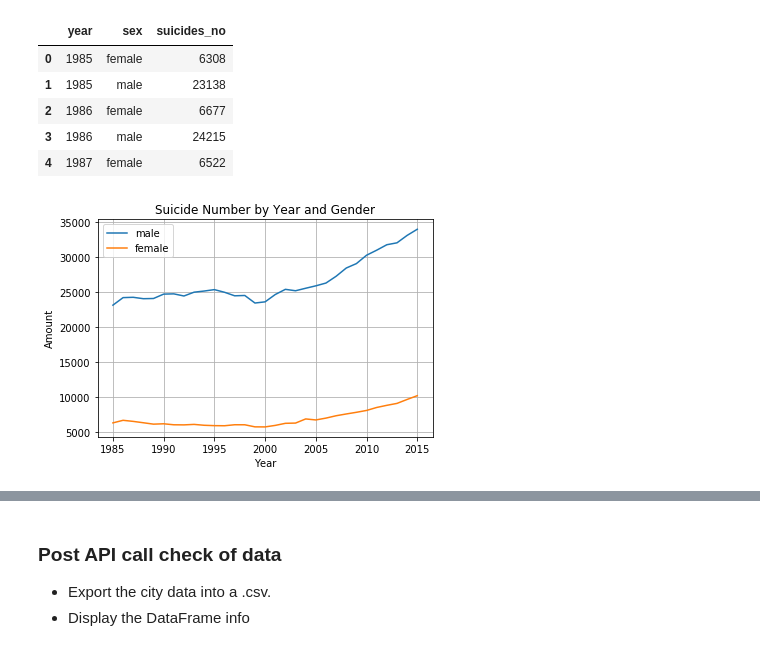
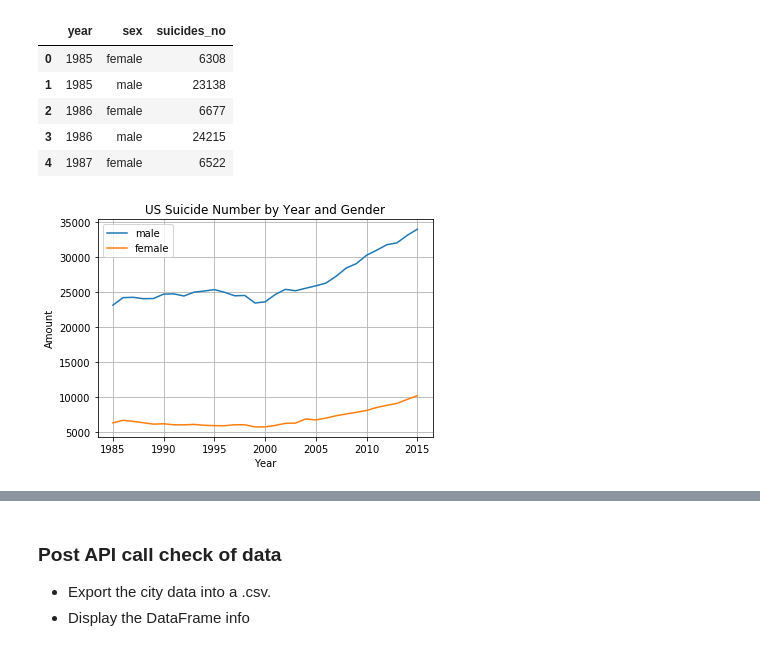
Before and after one commit to aeclaman/Project1, a Jupyter notebook: notebooks/amy.ipynb, the cells around one changed output, grey strips where cells are left out. Saved outputs shown, nothing was run; the diff lists cells and outputs as text; code cells hidden in the pictures.

```diff
--- a/notebooks/amy.ipynb
+++ b/notebooks/amy.ipynb
@@ -31,8 +31,8 @@ lng_range = (-180, 180)
 ## Data Gathering
 # %%
 suicide_us = "../data/rawdata/master.csv"
-suicide_us_df = pd.read_csv(suicide_us)
-US_data = suicide_us_df [suicide_us_df['country'] == 'United States']
+suicide_df = pd.read_csv(suicide_us)
+US_data = suicide_df [suicide_df['country'] == 'United States']
 US_data.head()
 # %% [output]
 |  | country | year | sex | age | suicides_no | population | suicides/100k pop | country-year | ... |
@@ -97,20 +141,20 @@ df_tot_by_yr.head()
 | 3 | 1986 | male | 24215 |
 | 4 | 1987 | female | 6522 |
 # %%
-males = dt_tot_by_yr.loc[dt_tot_by_yr['sex']=="male", 'suicides_no']
-females = dt_tot_by_yr.loc[dt_tot_by_yr['sex']=="female", 'suicides_no']
-time_line = dt_tot_by_yr['year'].unique()
+males = df_tot_by_yr.loc[df_tot_by_yr['sex']=="male", 'suicides_no']
+females = df_tot_by_yr.loc[df_tot_by_yr['sex']=="female", 'suicides_no']
+time_line = df_tot_by_yr['year'].unique()
 
 fig, ax = plt.subplots()
 ax.plot(time_line, males, label="male")
 ax.plot(time_line, females, label="female")
 ax.legend()
 
 # Incorporate the other graph properties
-plt.title(f"Suicide Number by Year and Gender" )
+plt.title(f"US Suicide Number by Year and Gender" )
 plt.ylabel("Amount")
 plt.xlabel("Year")
 plt.grid(True)
 plt.show()
 # %% [output]
-[figure, old version]
+[figure, new version]
```
Also changed, not shown: parts of 30 cells of this notebook, 1 other file.
